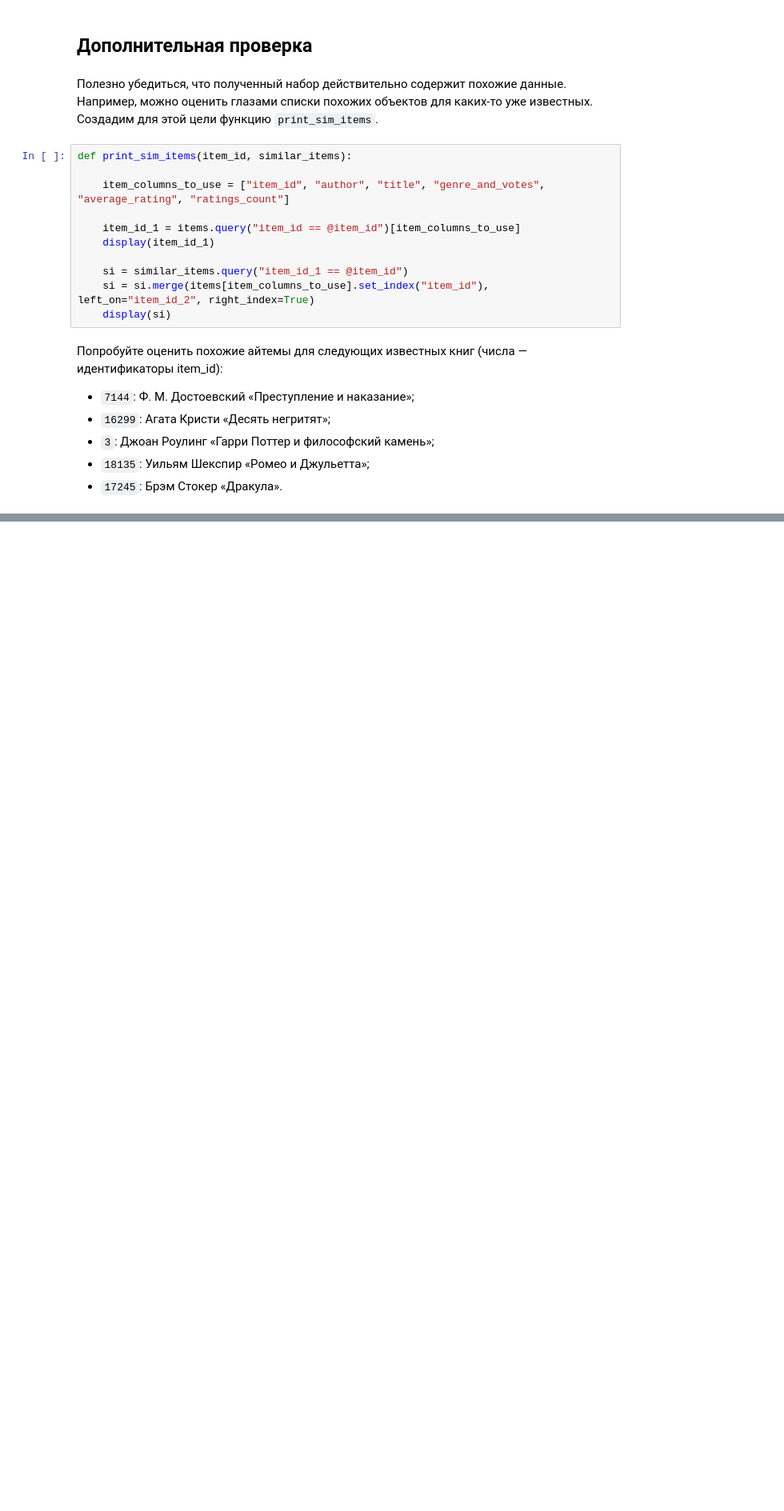
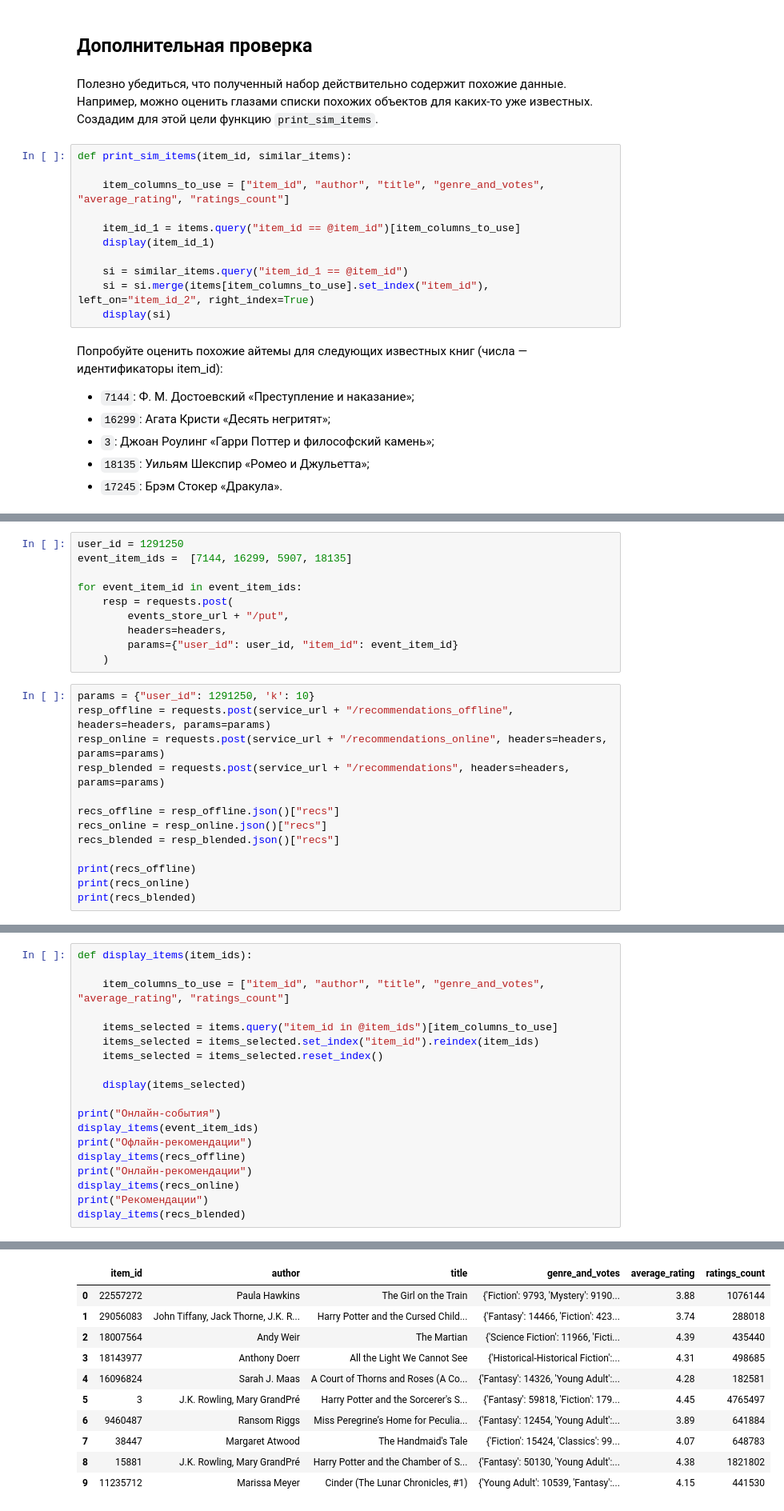
Before and after one commit to bos1988/practicum_mle_4_recsys, a Jupyter notebook: main_offline.ipynb, the cells around one changed output, grey strips where cells are left out. Shown at 80% size. Drawn from its saved outputs; the diff is of its cells as text; blank space fills up the shorter version.

Commit message:
online_recs

```diff
--- a/main_offline.ipynb
+++ b/main_offline.ipynb
@@ -2677,0 +2686,23 @@ print_sim_items(3, similar_items_df)
+# %%
+user_id = 1291250
+event_item_ids =  [7144, 16299, 5907, 18135]
+
+for event_item_id in event_item_ids:
+    resp = requests.post(
+        events_store_url + "/put",
+        headers=headers,
+        params={"user_id": user_id, "item_id": event_item_id}
+    )
+# %%
+params = {"user_id": 1291250, 'k': 10}
+resp_offline = requests.post(service_url + "/recommendations_offline", headers=headers, params=params)
+resp_online = requests.post(service_url + "/recommendations_online", headers=headers, params=params)
+resp_blended = requests.post(service_url + "/recommendations", headers=headers, params=params)
+
+recs_offline = resp_offline.json()["recs"]
+recs_online = resp_online.json()["recs"]
+recs_blended = resp_blended.json()["recs"]
+
+print(recs_offline)
+print(recs_online)
+print(recs_blended)
@@ -2677,0 +2713,20 @@ print_sim_items(3, similar_items_df)
+# %%
+def display_items(item_ids):
+
+    item_columns_to_use = ["item_id", "author", "title", "genre_and_votes", "average_rating", "ratings_count"]
+
+    items_selected = items.query("item_id in @item_ids")[item_columns_to_use]
+    items_selected = items_selected.set_index("item_id").reindex(item_ids)
+    items_selected = items_selected.reset_index()
+
+    display(items_selected)
+
+print("Онлайн-события")
+display_items(event_item_ids)
+print("Офлайн-рекомендации")
+display_items(recs_offline)
+print("Онлайн-рекомендации")
+display_items(recs_online)
+print("Рекомендации")
+display_items(recs_blended)
+# %% [output]
@@ -2677,0 +2740,11 @@ print_sim_items(3, similar_items_df)
+|  | item_id | author | title | genre_and_votes | average_rating | ratings_count |
+| 0 | 22557272 | Paula Hawkins | The Girl on the Train | {'Fiction': 9793, 'Mystery': 9190... | 3.88 | 1076144 |
+| 1 | 29056083 | John Tiffany, Jack Thorne, J.K. R... | Harry Potter and the Cursed Child... | {'Fantasy': 14466, 'Fiction': 423... | 3.74 | 288018 |
+| 2 | 18007564 | Andy Weir | The Martian | {'Science Fiction': 11966, 'Ficti... | 4.39 | 435440 |
+| 3 | 18143977 | Anthony Doerr | All the Light We Cannot See | {'Historical-Historical Fiction':... | 4.31 | 498685 |
+| 4 | 16096824 | Sarah J. Maas | A Court of Thorns and Roses (A Co... | {'Fantasy': 14326, 'Young Adult':... | 4.28 | 182581 |
+| 5 | 3 | J.K. Rowling, Mary GrandPré | Harry Potter and the Sorcerer's S... | {'Fantasy': 59818, 'Fiction': 179... | 4.45 | 4765497 |
+| 6 | 9460487 | Ransom Riggs | Miss Peregrine’s Home for Peculia... | {'Fantasy': 12454, 'Young Adult':... | 3.89 | 641884 |
+| 7 | 38447 | Margaret Atwood | The Handmaid's Tale | {'Fiction': 15424, 'Classics': 99... | 4.07 | 648783 |
+| 8 | 15881 | J.K. Rowling, Mary GrandPré | Harry Potter and the Chamber of S... | {'Fantasy': 50130, 'Young Adult':... | 4.38 | 1821802 |
+| 9 | 11235712 | Marissa Meyer | Cinder (The Lunar Chronicles, #1) | {'Young Adult': 10539, 'Fantasy':... | 4.15 | 441530 |
```
Also changed, not shown: parts of 5 cells of this notebook, 12 other files.
